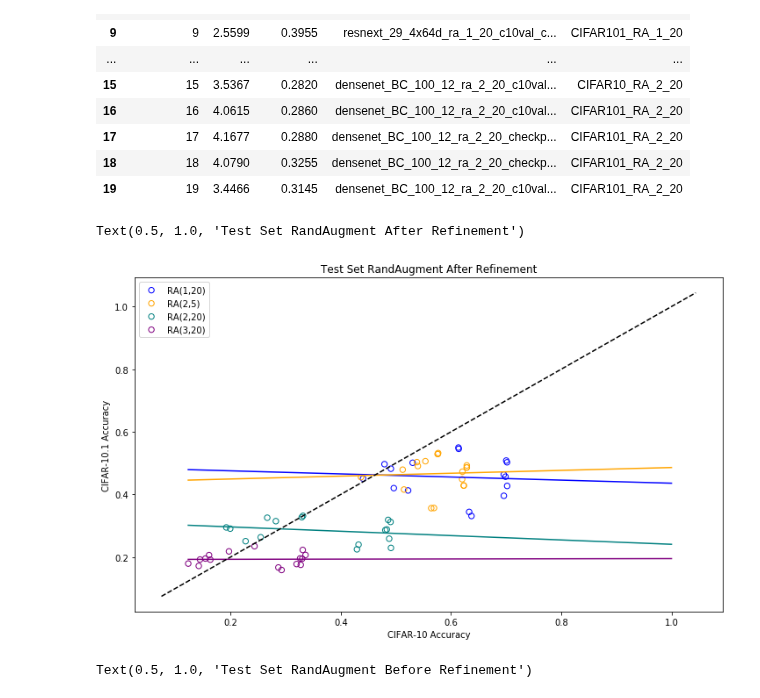
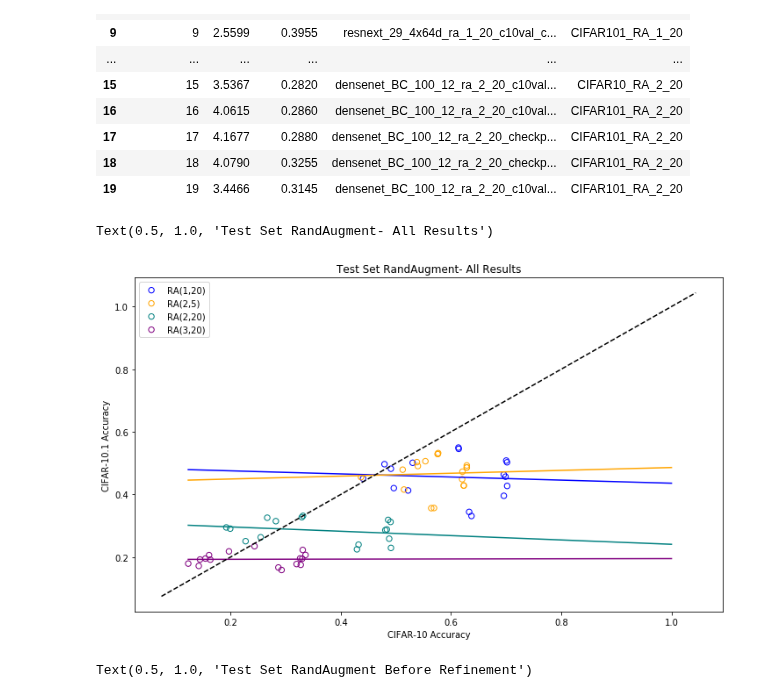
Before and after one commit to danzisar/w210-capstone, a Jupyter notebook: analysis/Results_scatterplot.ipynb, the cells around one changed output. Saved outputs shown, nothing was run; the diff lists cells and outputs as text; code cells hidden in the pictures.

Commit message:
last edits to scatterplot

```diff
--- a/analysis/Results_scatterplot.ipynb
+++ b/analysis/Results_scatterplot.ipynb
@@ -437,36 +437,36 @@ df['cifar101'] = df['Testset'].str.contains("CIFAR101")
 # %%
 training_types = df['hue'].unique()
 
 colors = ['blue', 'orange', 'teal', 'purple', 'red']
 i = 0
 for traintype in training_types:
     df_temp = df[df['hue'] == traintype]
     x = df_temp[df_temp["cifar10"]]['Accuracy']
     y = df_temp[df_temp["cifar101"]]['Accuracy']
     color_tmp = colors[i]
     plt.scatter(x,y, s = 40, facecolors = 'none', edgecolors = color_tmp, label = hue_to_label(traintype))
     z = np.polyfit(x, y, 1)
     p = np.poly1d(z)
     lin_x = np.linspace(np.min(df['Accuracy']), 1, 10)
     plt.plot(lin_x,p(lin_x), color = color_tmp)
     i += 1
 
 def abline(slope, intercept):
     """Plot a line from slope and intercept"""
     axes = plt.gca()
     x_vals = np.array(axes.get_xlim())
     y_vals = intercept + slope * x_vals
     plt.plot(x_vals, y_vals, '--', color = "black")
 
 
 abline(1, 0)
 plt.legend()
 plt.ylabel("CIFAR-10.1 Accuracy")
 plt.xlabel("CIFAR-10 Accuracy")
-plt.title("Test Set RandAugment After Refinement")
+plt.title("Test Set RandAugment- All Results")
 # %% [output]
-Text(0.5, 1.0, 'Test Set RandAugment After Refinement')
+Text(0.5, 1.0, 'Test Set RandAugment- All Results')
-[figure, old version]
+[figure, new version]
 # %%
 # alternative setup to split if the training has no refinement
 df_subset = df[np.logical_not(df['Checkpoint'].str.contains('00050'))]
```
Also changed, not shown: parts of 1 cell of this notebook.
